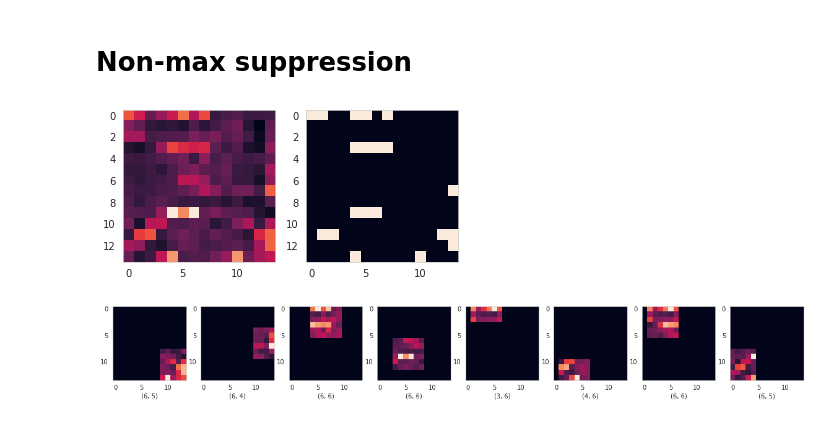
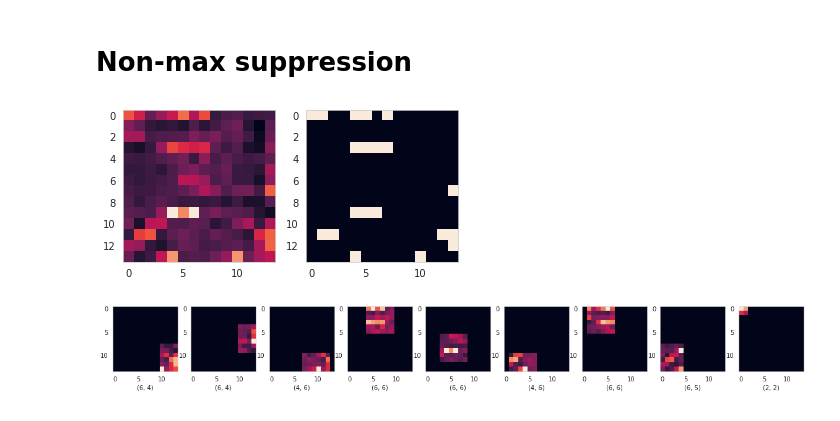
Before and after one commit to knmac/sparse_sensing_actreg, a Jupyter notebook: experiments/spatial_sampler.ipynb, the cells around one changed output. Cells and saved outputs as stored; diff of their text form; code cells hidden in the pictures.

Commit message:
add multiple kernel sizes

```diff
--- a/experiments/spatial_sampler.ipynb
+++ b/experiments/spatial_sampler.ipynb
@@ -489,37 +489,38 @@ def non_max_suppression_fast(boxes, overlapThresh):
 
 attn_ = attn[0].mean(dim=0).cpu().detach().numpy()
 n_candidates = 20
-k_size = 7
+k_sizes = [3, 5, 7]
 top_k = 3
 
 sort_idx = attn_.flatten().argsort()[::-1]
 mask = np.zeros(attn_.shape)
 bboxes = []
 for i in range(n_candidates):
     pos = np.unravel_index(sort_idx[i], attn_.shape)
     mask[pos] = 1
 
-    top = max(0, pos[0] - k_size//2)
-    left = max(0, pos[1] - k_size//2)
-    bottom = min(attn_.shape[-2], pos[0] + k_size//2)
-    right = min(attn_.shape[-1], pos[1] + k_size//2)
+    for k_size in k_sizes:
+        top = max(0, pos[0] - k_size//2)
+        left = max(0, pos[1] - k_size//2)
+        bottom = min(attn_.shape[-2], pos[0] + k_size//2)
+        right = min(attn_.shape[-1], pos[1] + k_size//2)
 
-    bboxes.append((top, left, bottom, right))
+        bboxes.append((top, left, bottom, right))
 
 bboxes = np.array(bboxes)
 fig, axes = plt.subplots(1, 2)
 axes[0].imshow(attn_)
 axes[1].imshow(mask)
 
 # Non-maximum suppression
 bboxes_nms = non_max_suppression_fast(bboxes, 0.7)
 fig, axes = plt.subplots(1, len(bboxes_nms), figsize=(20, 5))
 for i in range(len(bboxes_nms)):
     top, left, bottom, right = bboxes_nms[i]
     tmp = np.zeros(attn_.shape)
     tmp[top:bottom, left:right] = attn_[top:bottom, left:right]
     axes[i].imshow(tmp)
     axes[i].set_xlabel(attn_[top:bottom, left:right].shape)
 # %% [output]
 [figure]
-[figure, old version]
+[figure, new version]
```
Also changed, not shown: parts of 1 cell of this notebook.
